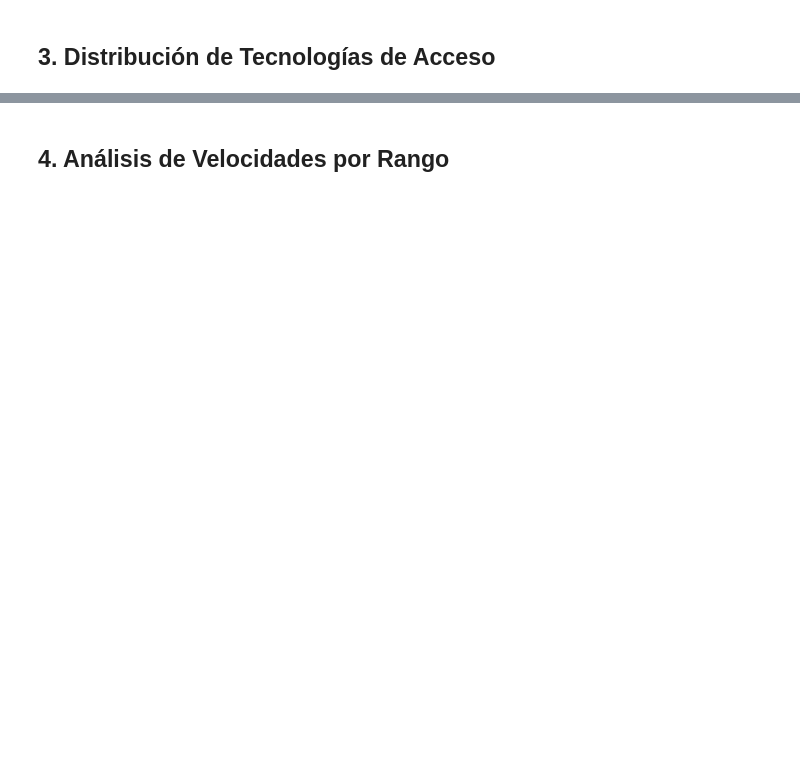
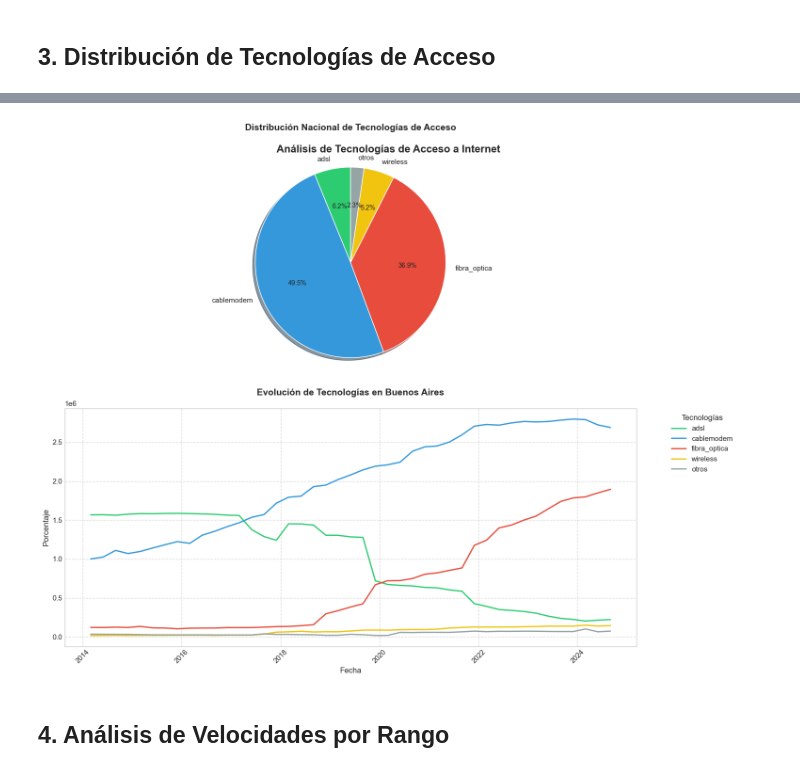
Before and after one commit to JuliaGastellu/dashboard-conectividad-ENACOM, a Jupyter notebook: notebooks/EDA.ipynb, the cells around one changed output, grey strips where cells are left out. Drawn from its saved outputs; the diff is of its cells as text; code cells hidden in the pictures; blank space fills up the shorter version.

```diff
--- a/notebooks/EDA.ipynb
+++ b/notebooks/EDA.ipynb
@@ -262,0 +256,91 @@ fig.show()
+# %%
+# Crear figura con subplots
+fig, (ax1, ax2) = plt.subplots(2, 1, figsize=(15, 12))
+
+# Gráfico 1: Distribución nacional
+df_tecnologia = datasets['Internet Accesos Tecnologia Totales']
+print("\nDataset: Internet Accesos Tecnologia Totales")
+print("Columnas disponibles:")
+print(df_tecnologia.columns.tolist())
+print("\nPrimeras filas:")
+print(df_tecnologia.head())
+
+# Crear columna de fecha si no existe
+if 'fecha' not in df_tecnologia.columns:
+    df_tecnologia['fecha'] = pd.to_datetime(
+        df_tecnologia['año'].astype(str) + '-' +
+        (df_tecnologia['trimestre'] * 3).astype(str).str.zfill(2) + '-01'
+    )
+
+ultimo_periodo = df_tecnologia['fecha'].max()
+datos_ultimo_periodo = df_tecnologia.loc[
+    df_tecnologia['fecha'] == ultimo_periodo
+]
+
+# Definir tecnologías y colores
+tecnologias = ['adsl', 'cablemodem', 'fibra_optica', 'wireless', 'otros']
+colores = ['#2ecc71', '#3498db', '#e74c3c', '#f1c40f', '#95a5a6']
+
+# Crear el gráfico circular
+ax1.pie([datos_ultimo_periodo[tech].iloc[0] for tech in tecnologias],
+        labels=tecnologias,
+        colors=colores,
+        autopct='%1.1f%%',
+        startangle=90,
+        shadow=True)
+
+ax1.set_title('Distribución Nacional de Tecnologías de Acceso',
+              fontsize=14, pad=20, fontweight='bold')
+
+# Gráfico 2: Evolución por provincia
+df_tecnologia_prov = datasets['Internet Accesos Tecnologia Provincias']
+print("\nDataset: Internet Accesos Tecnologia Provincias")
+print("Columnas disponibles:")
+print(df_tecnologia_prov.columns.tolist())
+print("\nPrimeras filas:")
+print(df_tecnologia_prov.head())
+
+# Crear columna de fecha si no existe
+if 'fecha' not in df_tecnologia_prov.columns:
+    df_tecnologia_prov['fecha'] = pd.to_datetime(
+        df_tecnologia_prov['año'].astype(str) + '-' +
+        (df_tecnologia_prov['trimestre'] * 3).astype(str).str.zfill(2) + '-01'
+    )
+
+# Seleccionar una provincia para el ejemplo
+provincia = df_tecnologia_prov['provincia'].iloc[0]  # Cambiado de 'provincias' a 'provincia'
+datos_provincia = df_tecnologia_prov.loc[
+    df_tecnologia_prov['provincia'] == provincia  # Cambiado de 'provincias' a 'provincia'
+]
+
+# Crear el gráfico de líneas
+for tech, color in zip(tecnologias, colores):
+    sns.lineplot(
+        data=datos_provincia,
+        x='fecha',
+        y=tech,
+        label=tech,
+        ax=ax2,
+        color=color,
+        linewidth=2
+    )
+
+# Personalizar el segundo gráfico
+ax2.set_title(f'Evolución de Tecnologías en {provincia}',
+              fontsize=14, pad=20, fontweight='bold')
+ax2.set_xlabel('Fecha', fontsize=12)
+ax2.set_ylabel('Porcentaje', fontsize=12)
+ax2.tick_params(axis='x', rotation=45)
+ax2.grid(True, linestyle='--', alpha=0.7)
+ax2.legend(bbox_to_anchor=(1.05, 1), loc='upper left', title='Tecnologías')
+
+# Ajustar el diseño
+plt.tight_layout()
+
+# Agregar un título general
+fig.suptitle('Análisis de Tecnologías de Acceso a Internet',
+             fontsize=16, fontweight='bold', y=0.95)
+
+# Mostrar el gráfico
+plt.show()
+# %% [output]
@@ -263,2 +364,3 @@ fig.show()
+[figure, added]
 # %% [markdown]
 ## 4. Análisis de Velocidades por Rango
```
Also changed, not shown: parts of 20 cells of this notebook, 1 other file.
